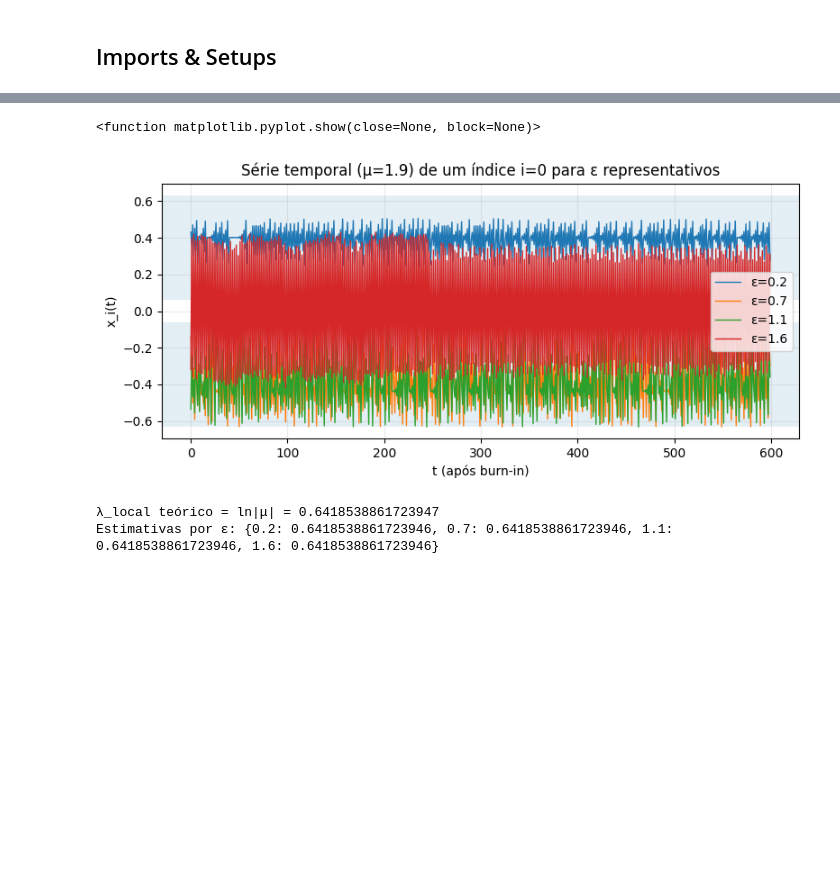
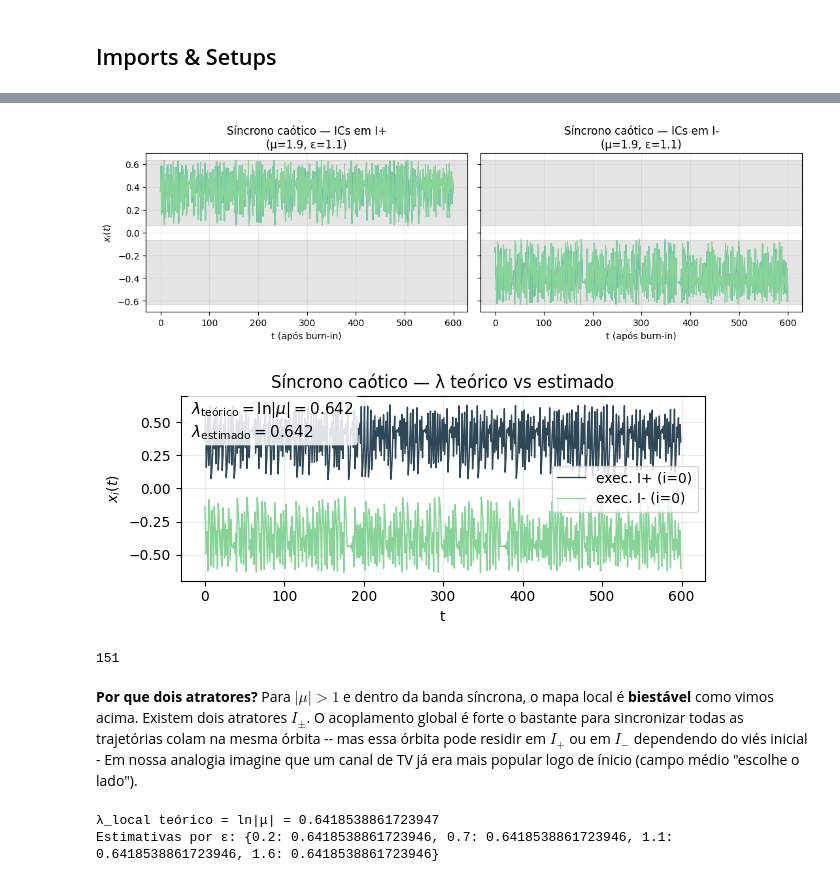
Before and after one commit to IgorStellet/Projeto_Final_Python_na_Fisica, a Jupyter notebook: notebooks/01_um_mapa_explorer.ipynb, the cells around one changed output, grey strips where cells are left out. Drawn from its saved outputs; the diff is of its cells as text; code cells hidden in the pictures; blank space fills up the shorter version.

```diff
--- a/notebooks/01_um_mapa_explorer.ipynb
+++ b/notebooks/01_um_mapa_explorer.ipynb
@@ -60,21 +114,64 @@ stats = {float(eps): {
 # %%
-# Plot das séries + Intervalos I+-
+MU = MU_MAIN
+EPS_SC = 1.1     # dentro da banda [~0.473, 1.526] para μ=1.9
+N = 512
+T_BURN, T_MEAS = 400, 600
+
+# Gera ICs todas em I+ ou todas em I- (para mostrar que ambos atratores são possíveis)
 i_minus, i_plus = bistable_intervals(MU)
 
-fig, ax = plt.subplots(figsize=(8,3.8))
-for eps, y in traces.items():
-    ax.plot(y, lw=1.0, label=f"ε={eps}")
-# faixas I±
-ax.axhspan(i_minus[0], i_minus[1], alpha=0.12)
-ax.axhspan(i_plus[0], i_plus[1], alpha=0.12)
-ax.set_xlabel("t (após burn-in)"); ax.set_ylabel("x_i(t)")
-ax.set_title(f"Série temporal (μ={MU}) de um índice i={I} para ε representativos")
-ax.grid(alpha=0.25); ax.legend()
-fig.tight_layout(); fig.savefig(FIGS/"TS_single_index_rep.png", dpi=180);
-plt.show #plt.close(fig)
+def sample_from_interval(interval, size, seed=0):
+    rng = np.random.default_rng(seed)
+    return rng.uniform(interval[0], interval[1], size=size)
+
+# Execução 1: ICs em I+
+x0_plus = sample_from_interval(i_plus, N, seed=1)
+traj_plus, sys_plus = run_custom_init(mu=MU, eps=EPS_SC, x0=x0_plus, T_burn=T_BURN, T_meas=T_MEAS, seed=1001)
+
+# Execução 2: ICs em I-
+x0_minus = sample_from_interval(i_minus, N, seed=2)
+traj_minus, sys_minus = run_custom_init(mu=MU, eps=EPS_SC, x0=x0_minus, T_burn=T_BURN, T_meas=T_MEAS, seed=1002)
+
+# Plot 4 séries em cada execução
+fig, axes = plt.subplots(1,2, figsize=(11,3.6), sharey=True)
+for k, ax in enumerate(axes):
+    tr = traj_plus if k==0 else traj_minus
+    label = "ICs em I+" if k==0 else "ICs em I-"
+    col   = COL_SYNC_CHAOS
+    for idx,c in zip(I_TRACKS, ["#2f4858","#33658a","#55dde0","#88d498"]):
+        ax.plot(tr[:, idx], lw=1.1, color=c)
+    shade_Ipm(ax, MU, alpha=0.10)
+    ax.set_xlabel("t (após burn-in)");
+    if k==0: ax.set_ylabel(r"$x_i(t)$")
+    ax.set_title(f"Síncrono caótico — {label}\n(μ={MU}, ε={EPS_SC})")
+    ax.grid(alpha=0.25)
+
+plt.tight_layout(); plt.savefig(FIGS/"B_sync_caotico_quatro_series.png", dpi=180); plt.show()
+
+# λ estimado (pega uma série de cada execução)
+lam_plus  = estimate_lambda_time_series(traj_plus[:,0],  MU)
+lam_minus = estimate_lambda_time_series(traj_minus[:,0], MU)
+
+# Anexo: um gráfico pequeno anotando λ
+fig, ax = plt.subplots(figsize=(6.2,2.8))
+ax.plot(traj_plus[:,0],  lw=1.0, color="#2f4858", label="exec. I+ (i=0)")
+ax.plot(traj_minus[:,0], lw=1.0, color="#88d498", label="exec. I- (i=0)")
+annotate_lambda(ax, MU, 0.5*(lam_plus+lam_minus))
+ax.set_title("Síncrono caótico — λ teórico vs estimado")
+ax.set_xlabel("t"); ax.set_ylabel(r"$x_i(t)$"); ax.grid(alpha=0.25); ax.legend()
+fig.tight_layout(); fig.savefig(FIGS/"B_sync_caotico_lambda.png", dpi=170); plt.show()
+
+(DATA/"B_sync_caotico_stats.json").write_text(
+    json.dumps({"mu":MU, "eps":EPS_SC,
+                "lambda_theory": math.log(abs(MU)),
+                "lambda_est_plus": lam_plus, "lambda_est_minus": lam_minus}, indent=2),
+    encoding="utf-8")
 # %% [output]
+[figure, new version]
+[figure, added]
-<function matplotlib.pyplot.show(close=None, block=None)>
+151
-[figure, old version]
+# %% [markdown]
+**Por que dois atratores?** Para $ |\mu |>1$ e dentro da banda síncrona, o mapa local é **biestável** como vimos acima. Existem dois atratores $I_{\pm}$. O acoplamento global é forte o bastante para sincronizar todas as trajetórias colam na mesma órbita -- mas essa órbita pode residir em $I_{+}$ ou em $I_{-}$ dependendo do viés inicial - Em nossa analogia imagine que um canal de TV já era mais popular logo de ínicio (campo médio "escolhe o lado").
 # %%
 # Lyapunov local (checagem numérica)
 
```
Also changed, not shown: parts of 7 cells of this notebook, 5 other files.
